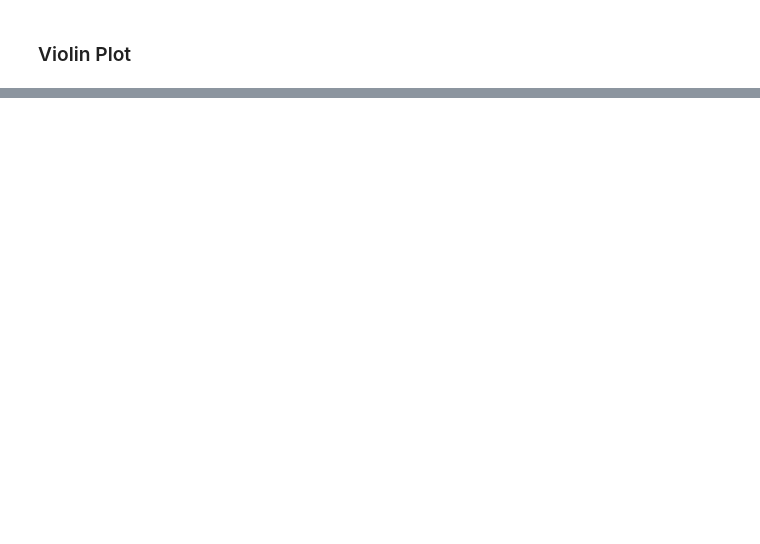
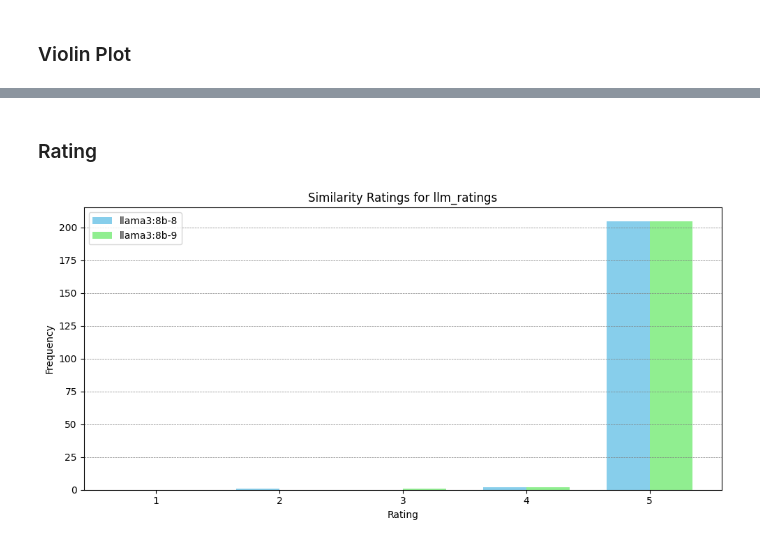
Before and after one commit to al-laktah/thesis-tools, a Jupyter notebook: evals/eval7.ipynb, the cells around one changed output, grey strips where cells are left out. Saved outputs shown, nothing was run; the diff lists cells and outputs as text; code cells hidden in the pictures; blank space fills up the shorter version.

```diff
--- a/evals/eval7.ipynb
+++ b/evals/eval7.ipynb
@@ -114,0 +115,37 @@ fig, ax = violin_plot(res + gt_res)
+# %% [markdown]
+### Rating
+# %%
+def similarity_rating_graph(model_res1, model_res2, metric):
+    "show a bar graph of the similarity ratings between two datasets"
+    ratings1 = model_res1["metrics"]["semantic_metrics"][metric]
+    ratings2 = model_res2["metrics"]["semantic_metrics"][metric]
+
+    # Count the frequency of each rating (1 to 5)
+    freq1 = [ratings1.count(i) for i in range(1, 6)]
+    freq2 = [ratings2.count(i) for i in range(1, 6)]
+
+    fig, ax = plt.subplots(figsize=(10, 5))
+
+    indices = np.arange(1, 6)
+    bar_width = 0.35
+
+    # Plot the frequencies side by side
+    bars1 = ax.bar(indices - bar_width/2, freq1, bar_width, color='skyblue', label=f'{model_res1["model"]["name"]}:{model_res1["model"]["size"]}-{model_res1["prompt"]["id"]}')
+    bars2 = ax.bar(indices + bar_width/2, freq2, bar_width, color='lightgreen', label=f'{model_res2["model"]["name"]}:{model_res2["model"]["size"]}-{model_res2["prompt"]["id"]}')
+
+    # Set the labels and title
+    ax.set_title(f"Similarity Ratings for {metric}")
+    ax.set_xlabel("Rating")
+    ax.set_ylabel("Frequency")
+    ax.set_xticks(indices)
+    ax.set_xticklabels(indices)
+
+    ax.grid(True, color="gray", linestyle="--", linewidth=0.5, axis="y")
+    ax.legend()
+
+    fig.tight_layout()
+    return fig, ax
+# %%
+fig, ax = similarity_rating_graph(res1[1], res2[1], "llm_ratings")
+# %% [output]
+[figure, added]
```
Also changed, not shown: parts of 2 cells of this notebook, 48 other files.
